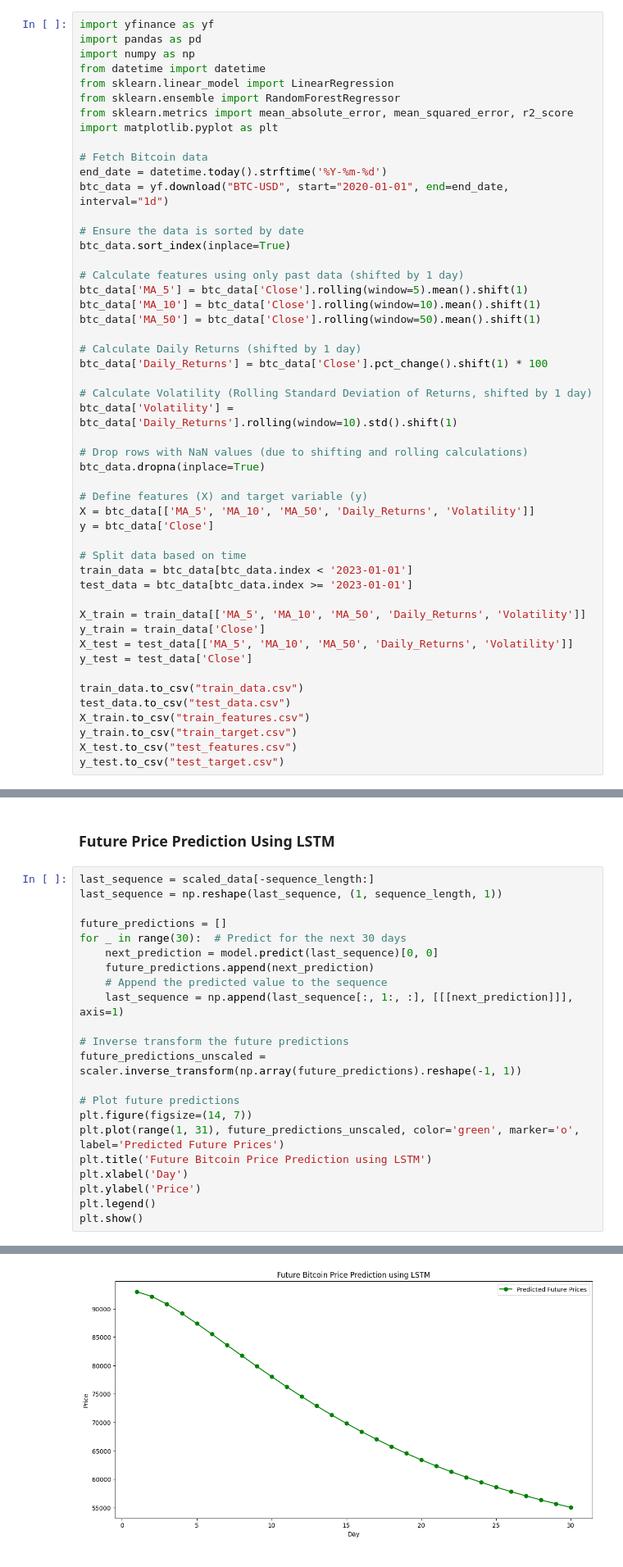
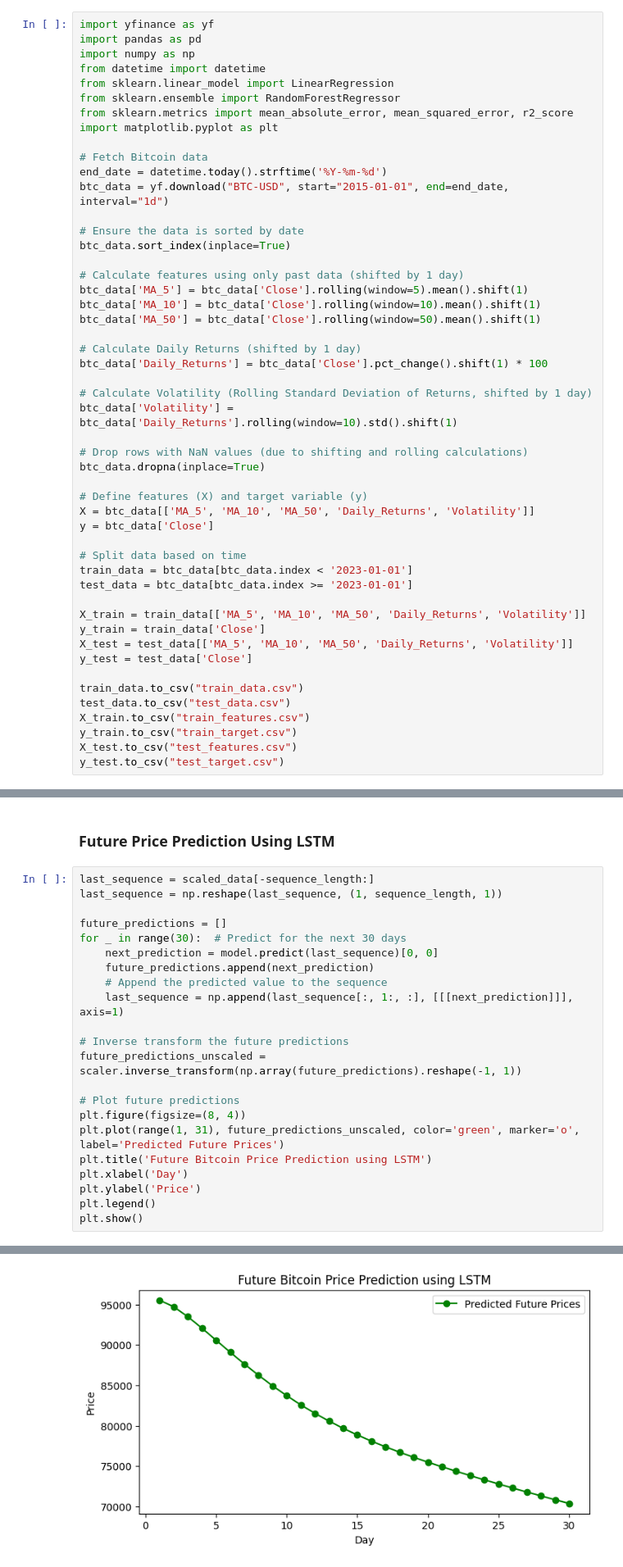
Before and after one commit to HassanFrazKhan/Bitcoin-Prices-Predicting-with-ML-, a Jupyter notebook: Bitcoin_Prices_Predicting_with_ML.ipynb, the cells around one changed output, grey strips where cells are left out. Shown: that part at 82% size. Saved outputs shown, nothing was run; the diff lists cells and outputs as text.

```diff
--- a/Bitcoin_Prices_Predicting_with_ML.ipynb
+++ b/Bitcoin_Prices_Predicting_with_ML.ipynb
@@ -14,7 +14,7 @@ import matplotlib.pyplot as plt
 
 # Fetch Bitcoin data
 end_date = datetime.today().strftime('%Y-%m-%d')
-btc_data = yf.download("BTC-USD", start="2020-01-01", end=end_date, interval="1d")
+btc_data = yf.download("BTC-USD", start="2015-01-01", end=end_date, interval="1d")
 
 # Ensure the data is sorted by date
 btc_data.sort_index(inplace=True)
@@ -319,7 +319,7 @@ for _ in range(30):  # Predict for the next 30 days
 future_predictions_unscaled = scaler.inverse_transform(np.array(future_predictions).reshape(-1, 1))
 
 # Plot future predictions
-plt.figure(figsize=(14, 7))
+plt.figure(figsize=(8, 4))
 plt.plot(range(1, 31), future_predictions_unscaled, color='green', marker='o', label='Predicted Future Prices')
 plt.title('Future Bitcoin Price Prediction using LSTM')
 plt.xlabel('Day')
@@ -347,4 +347,4 @@ plt.show()
-[figure, old version]
+[figure, new version]
 # %% [markdown]
 ### **Future Predictions for Linear Regression and Random Forest**
 # %%
```
Also changed, not shown: parts of 8 cells of this notebook.
